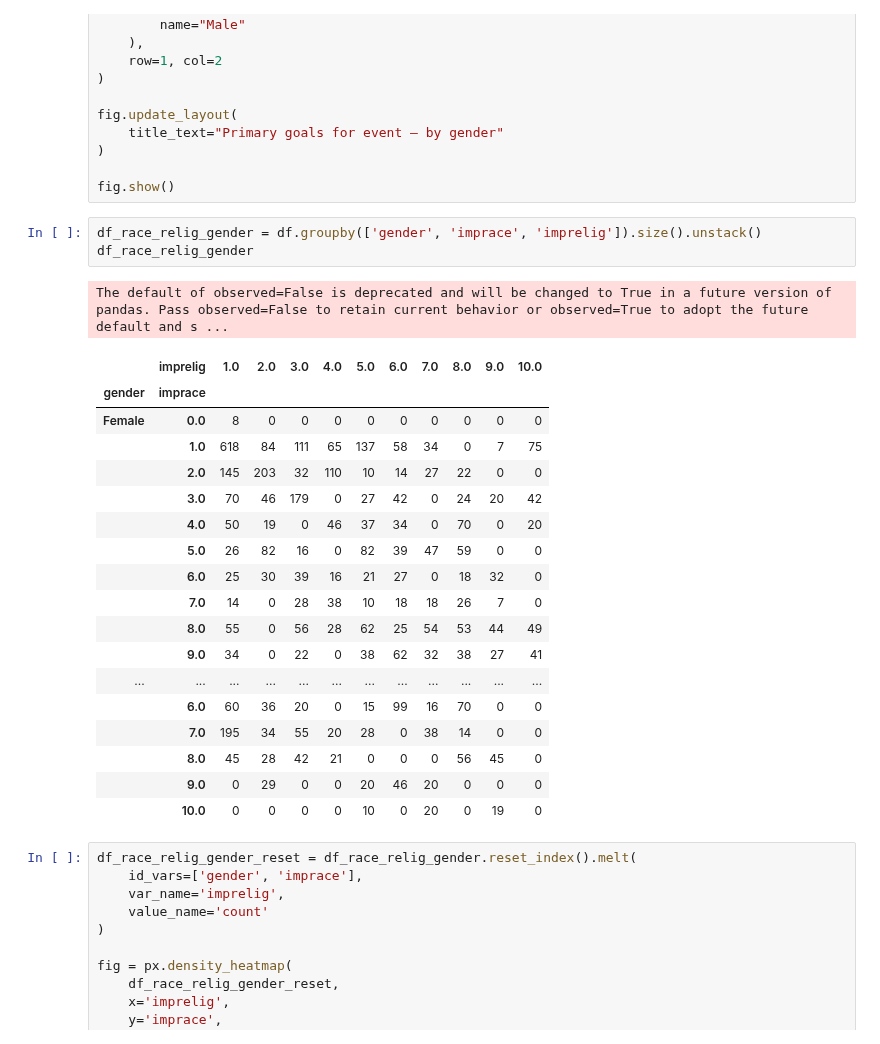
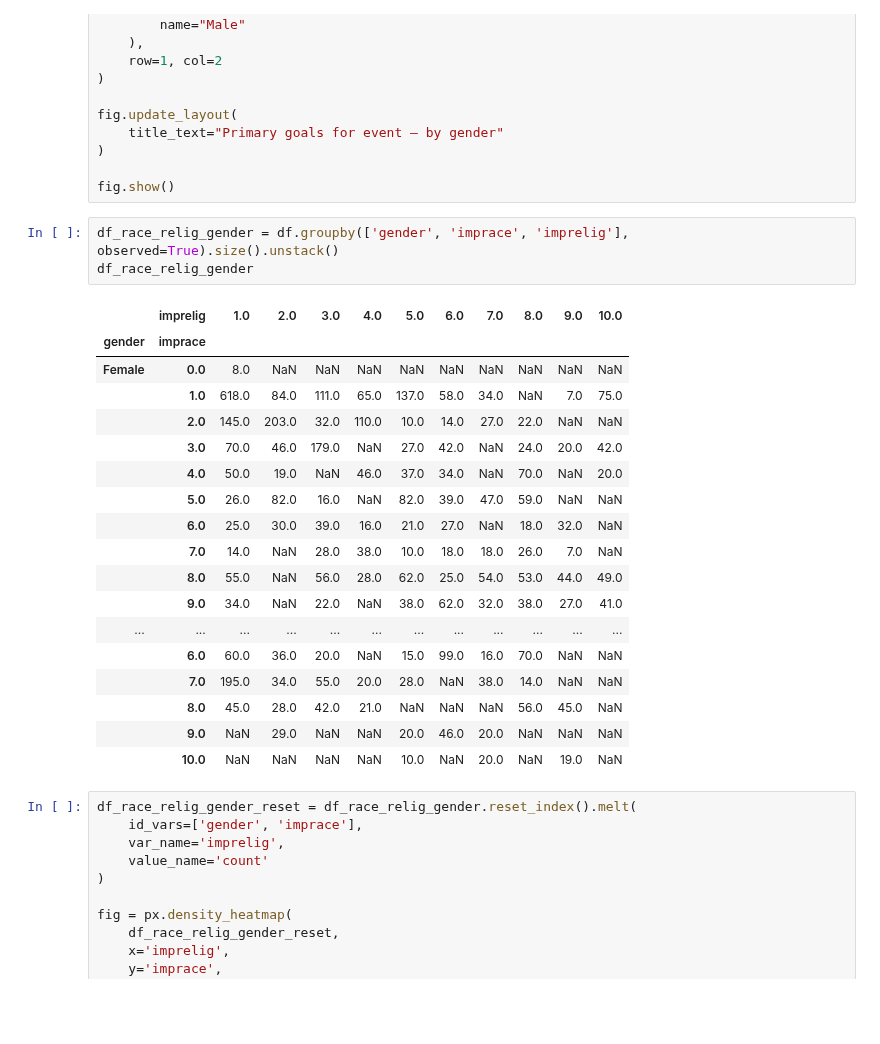
Before and after one commit to Quentin-qha/Jedha, a Jupyter notebook: 02_exploratory_data_analysis/speed_dating__tinder/project_speed_dating_tinder.ipynb, the cells around one changed output. Drawn from its saved outputs; the diff is of its cells as text; blank space fills up the shorter version.

Commit message:
remove the futures warnings

```diff
--- a/02_exploratory_data_analysis/speed_dating__tinder/00-project-speed_dating__tinder.ipynb
+++ b/02_exploratory_data_analysis/speed_dating__tinder/project_speed_dating_tinder.ipynb
@@ -354,28 +348,27 @@ fig.update_layout(
 
 fig.show()
 # %%
-df_race_relig_gender = df.groupby(['gender', 'imprace', 'imprelig']).size().unstack()
+df_race_relig_gender = df.groupby(['gender', 'imprace', 'imprelig'], observed=True).size().unstack()
 df_race_relig_gender
 # %% [output]
-The default of observed=False is deprecated and will be changed to True in a future version of pandas. Pass observed=False to retain current behavior or observed=True to adopt the future default and s ...
 |  | imprelig | 1.0 | 2.0 | 3.0 | 4.0 | 5.0 | 6.0 | 7.0 | 8.0 | 9.0 | 10.0 |
 | gender | imprace |  |  |  |  |  |  |  |  |  |  |
-| Female | 0.0 | 8 | 0 | 0 | 0 | 0 | 0 | 0 | 0 | 0 | 0 |
-|  | 1.0 | 618 | 84 | 111 | 65 | 137 | 58 | 34 | 0 | 7 | 75 |
-|  | 2.0 | 145 | 203 | 32 | 110 | 10 | 14 | 27 | 22 | 0 | 0 |
-|  | 3.0 | 70 | 46 | 179 | 0 | 27 | 42 | 0 | 24 | 20 | 42 |
-|  | 4.0 | 50 | 19 | 0 | 46 | 37 | 34 | 0 | 70 | 0 | 20 |
-|  | 5.0 | 26 | 82 | 16 | 0 | 82 | 39 | 47 | 59 | 0 | 0 |
-|  | 6.0 | 25 | 30 | 39 | 16 | 21 | 27 | 0 | 18 | 32 | 0 |
-|  | 7.0 | 14 | 0 | 28 | 38 | 10 | 18 | 18 | 26 | 7 | 0 |
-|  | 8.0 | 55 | 0 | 56 | 28 | 62 | 25 | 54 | 53 | 44 | 49 |
-|  | 9.0 | 34 | 0 | 22 | 0 | 38 | 62 | 32 | 38 | 27 | 41 |
+| Female | 0.0 | 8.0 | NaN | NaN | NaN | NaN | NaN | NaN | NaN | NaN | NaN |
+|  | 1.0 | 618.0 | 84.0 | 111.0 | 65.0 | 137.0 | 58.0 | 34.0 | NaN | 7.0 | 75.0 |
+|  | 2.0 | 145.0 | 203.0 | 32.0 | 110.0 | 10.0 | 14.0 | 27.0 | 22.0 | NaN | NaN |
+|  | 3.0 | 70.0 | 46.0 | 179.0 | NaN | 27.0 | 42.0 | NaN | 24.0 | 20.0 | 42.0 |
+|  | 4.0 | 50.0 | 19.0 | NaN | 46.0 | 37.0 | 34.0 | NaN | 70.0 | NaN | 20.0 |
+|  | 5.0 | 26.0 | 82.0 | 16.0 | NaN | 82.0 | 39.0 | 47.0 | 59.0 | NaN | NaN |
+|  | 6.0 | 25.0 | 30.0 | 39.0 | 16.0 | 21.0 | 27.0 | NaN | 18.0 | 32.0 | NaN |
+|  | 7.0 | 14.0 | NaN | 28.0 | 38.0 | 10.0 | 18.0 | 18.0 | 26.0 | 7.0 | NaN |
+|  | 8.0 | 55.0 | NaN | 56.0 | 28.0 | 62.0 | 25.0 | 54.0 | 53.0 | 44.0 | 49.0 |
+|  | 9.0 | 34.0 | NaN | 22.0 | NaN | 38.0 | 62.0 | 32.0 | 38.0 | 27.0 | 41.0 |
 | ... | ... | ... | ... | ... | ... | ... | ... | ... | ... | ... | ... |
-|  | 6.0 | 60 | 36 | 20 | 0 | 15 | 99 | 16 | 70 | 0 | 0 |
-|  | 7.0 | 195 | 34 | 55 | 20 | 28 | 0 | 38 | 14 | 0 | 0 |
-|  | 8.0 | 45 | 28 | 42 | 21 | 0 | 0 | 0 | 56 | 45 | 0 |
-|  | 9.0 | 0 | 29 | 0 | 0 | 20 | 46 | 20 | 0 | 0 | 0 |
-|  | 10.0 | 0 | 0 | 0 | 0 | 10 | 0 | 20 | 0 | 19 | 0 |
+|  | 6.0 | 60.0 | 36.0 | 20.0 | NaN | 15.0 | 99.0 | 16.0 | 70.0 | NaN | NaN |
+|  | 7.0 | 195.0 | 34.0 | 55.0 | 20.0 | 28.0 | NaN | 38.0 | 14.0 | NaN | NaN |
+|  | 8.0 | 45.0 | 28.0 | 42.0 | 21.0 | NaN | NaN | NaN | 56.0 | 45.0 | NaN |
+|  | 9.0 | NaN | 29.0 | NaN | NaN | 20.0 | 46.0 | 20.0 | NaN | NaN | NaN |
+|  | 10.0 | NaN | NaN | NaN | NaN | 10.0 | NaN | 20.0 | NaN | 19.0 | NaN |
 # %%
 df_race_relig_gender_reset = df_race_relig_gender.reset_index().melt(
     id_vars=['gender', 'imprace'],
```
Also changed, not shown: parts of 12 cells of this notebook.
